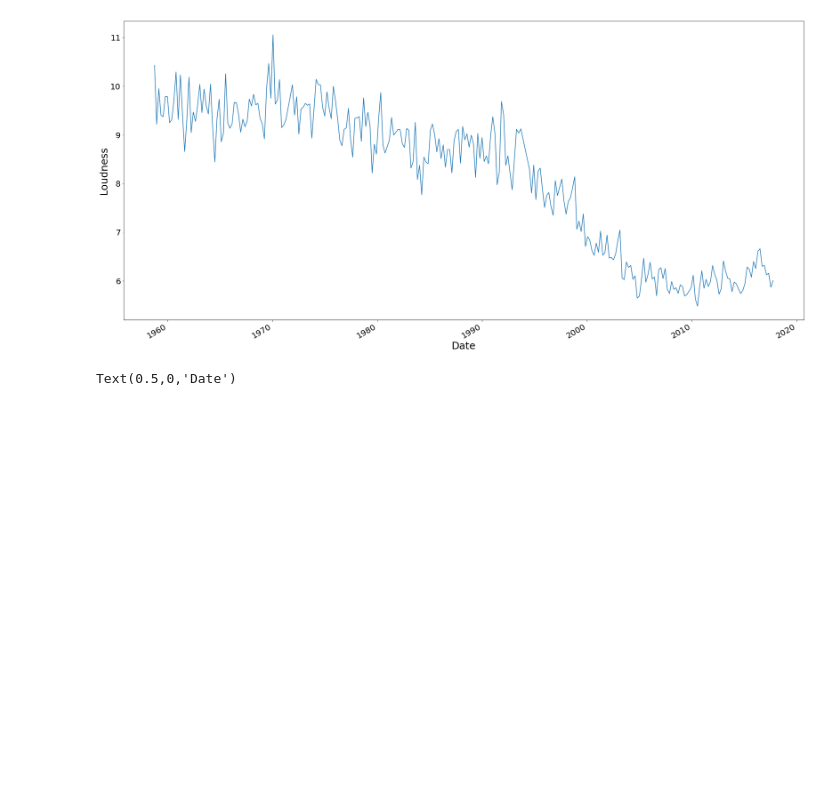
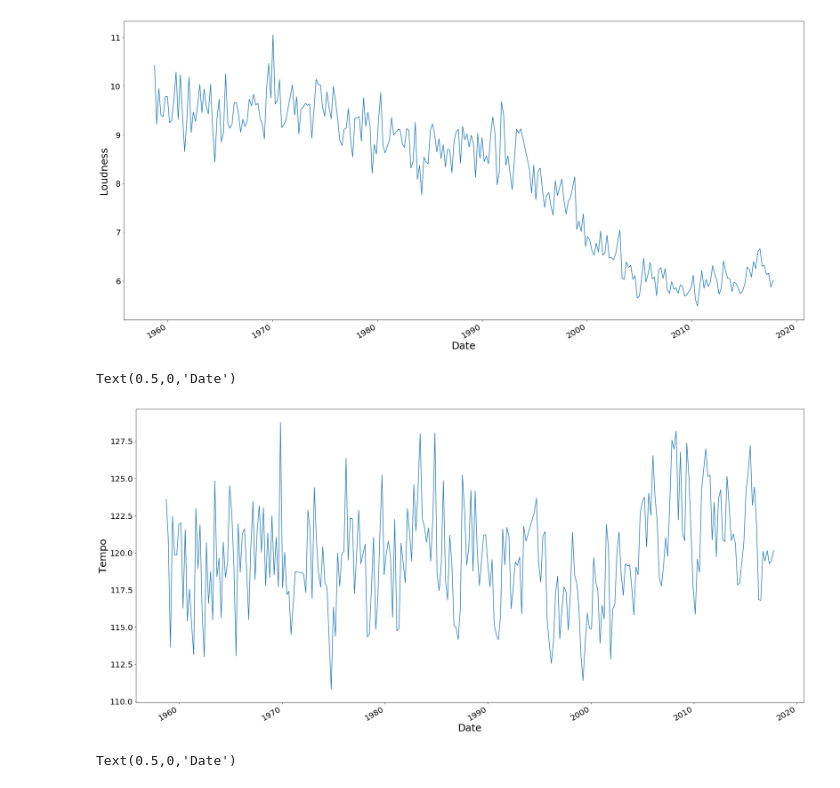
Before and after one commit to ethantanen/DataScience_FinalProject, a Jupyter notebook: Deliverables/Deliv_2/Deliverable 2.ipynb, the cells around one changed output. Saved outputs shown, nothing was run; the diff lists cells and outputs as text; code cells hidden in the pictures; blank space fills up the shorter version.

```diff
--- a/Deliverables/Deliv_2/Deliverable 2.ipynb
+++ b/Deliverables/Deliv_2/Deliverable 2.ipynb
@@ -47,6 +67,13 @@ plot.set_xlabel("Date",fontsize=25)
 # %% [output]
 Text(0.5,0,'Date')
 [figure]
+# %%
+plot = top_100_c.tempo.plot(figsize=(30,15),fontsize=20)
+plot.set_ylabel("Tempo",fontsize=25)
+plot.set_xlabel("Date",fontsize=25)
+# %% [output]
+Text(0.5,0,'Date')
+[figure, added]
 # %%
 plot = top_100_c.valence.plot(figsize=(30,15),fontsize=20)
 plot.set_ylabel("Valence",fontsize=25)
```
Also changed, not shown: parts of 17 cells of this notebook, 7 other files.
